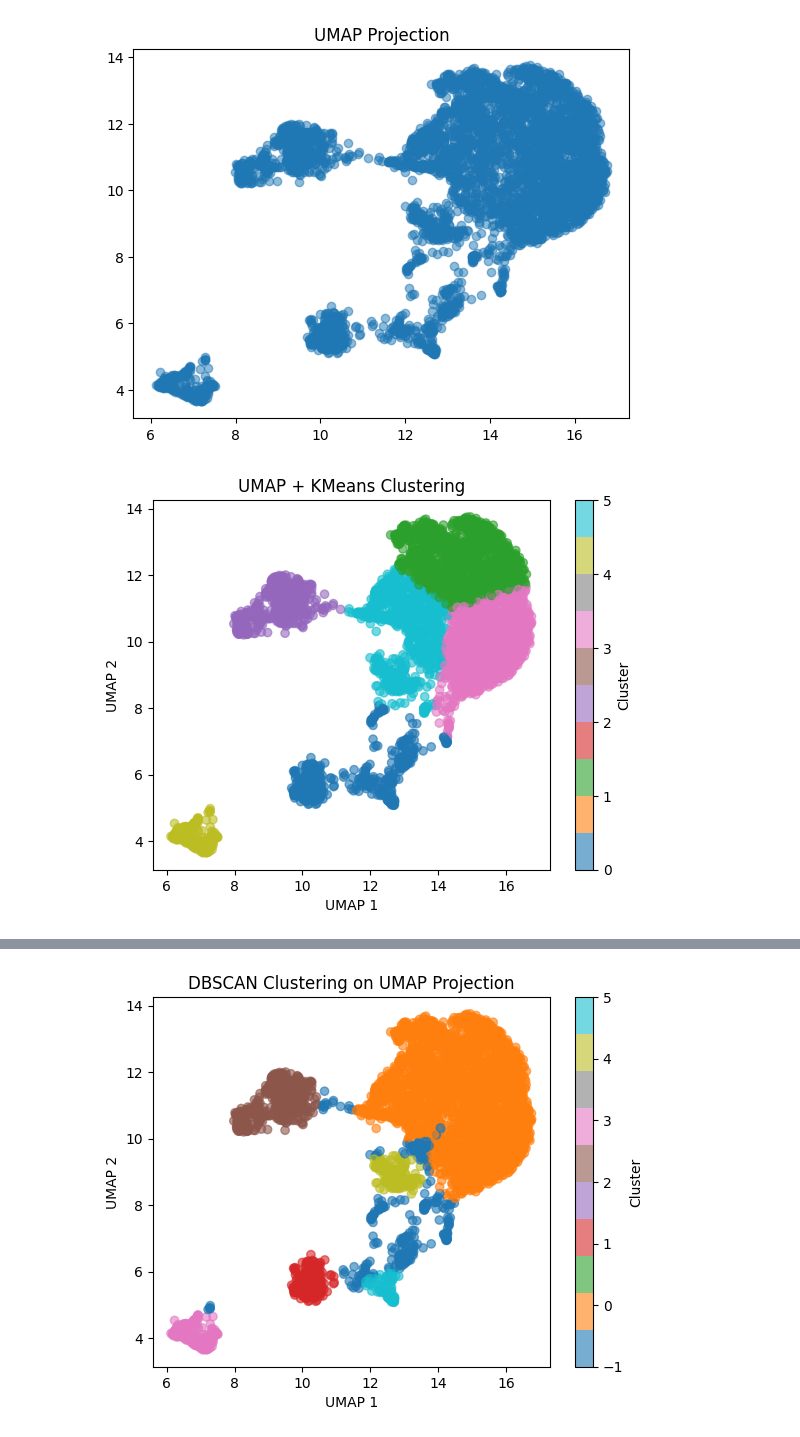
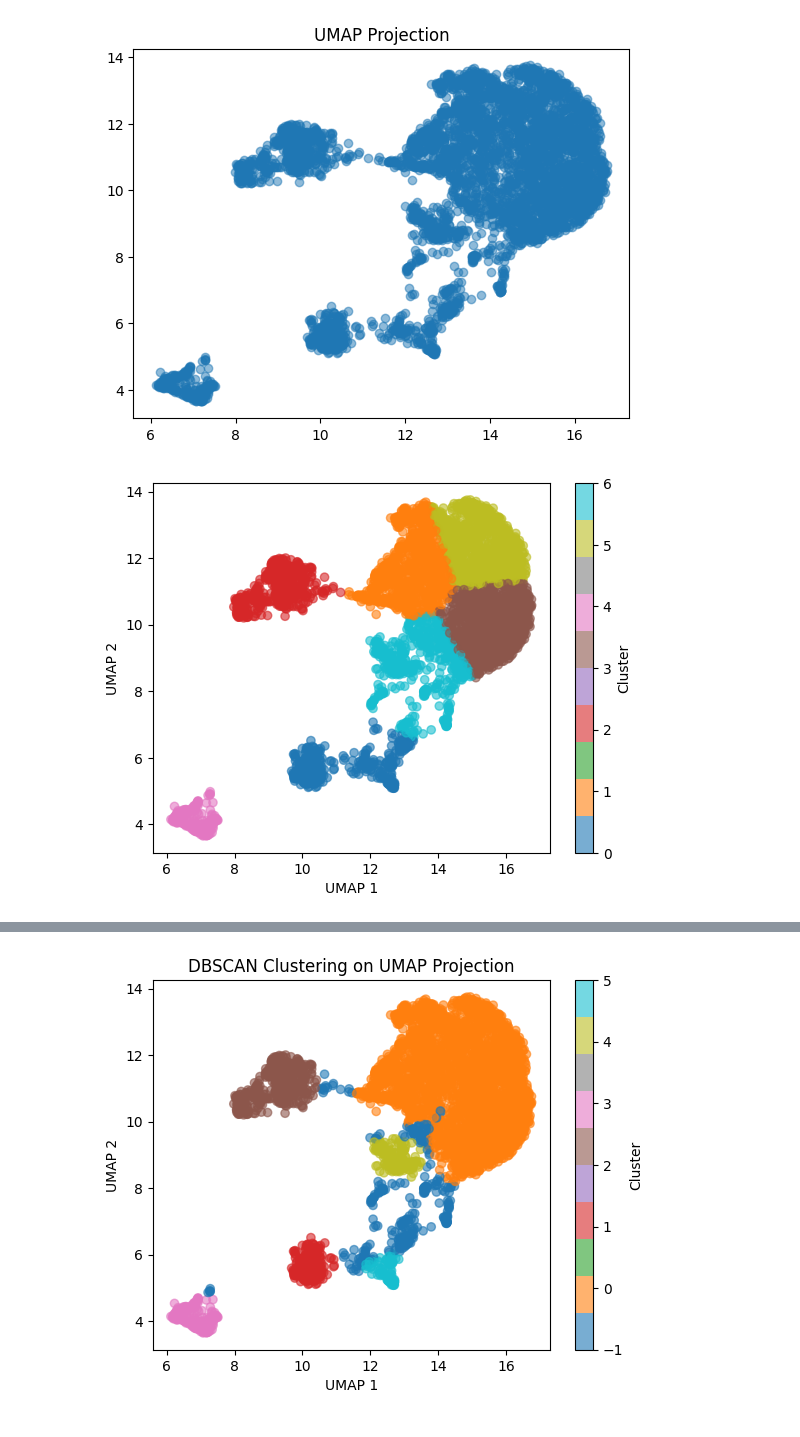
Before and after one commit to samroska/milestone-2-siads-696, a Jupyter notebook: Notebook1.ipynb, the cells around one changed output, grey strips where cells are left out. Saved outputs shown, nothing was run; the diff lists cells and outputs as text; code cells hidden in the pictures.

```diff
--- a/Notebook1.ipynb
+++ b/Notebook1.ipynb
@@ -114,10 +116,8 @@ plt.show()
 # %% [output]
 [figure]
 # %%
-import umap.umap_ as umap
-
-reducer = umap.UMAP(random_state=42)
-X_umap = reducer.fit_transform(X_preprocessed)
+umap_model = umap.UMAP(random_state=42)
+X_umap = umap_model.fit_transform(X_preprocessed)
 
 plt.scatter(X_umap[:, 0], X_umap[:, 1], alpha=0.5)
 plt.title("UMAP Projection")
@@ -125,14 +125,13 @@ plt.show()
 # %% [output]
 [figure]
 # %%
-kmeans = KMeans(n_clusters=6, random_state=42)
+kmeans = KMeans(n_clusters=7, random_state=42)
 labels = kmeans.fit_predict(X_umap)
 
 plt.scatter(X_umap[:, 0], X_umap[:, 1], c=labels, cmap='tab10', alpha=0.6)
-plt.title("UMAP + KMeans Clustering")
 plt.xlabel("UMAP 1")
 plt.ylabel("UMAP 2")
 plt.colorbar(label="Cluster")
 plt.show()
 # %% [output]
-[figure, old version]
+[figure, new version]
```
Also changed, not shown: parts of 10 cells of this notebook.
